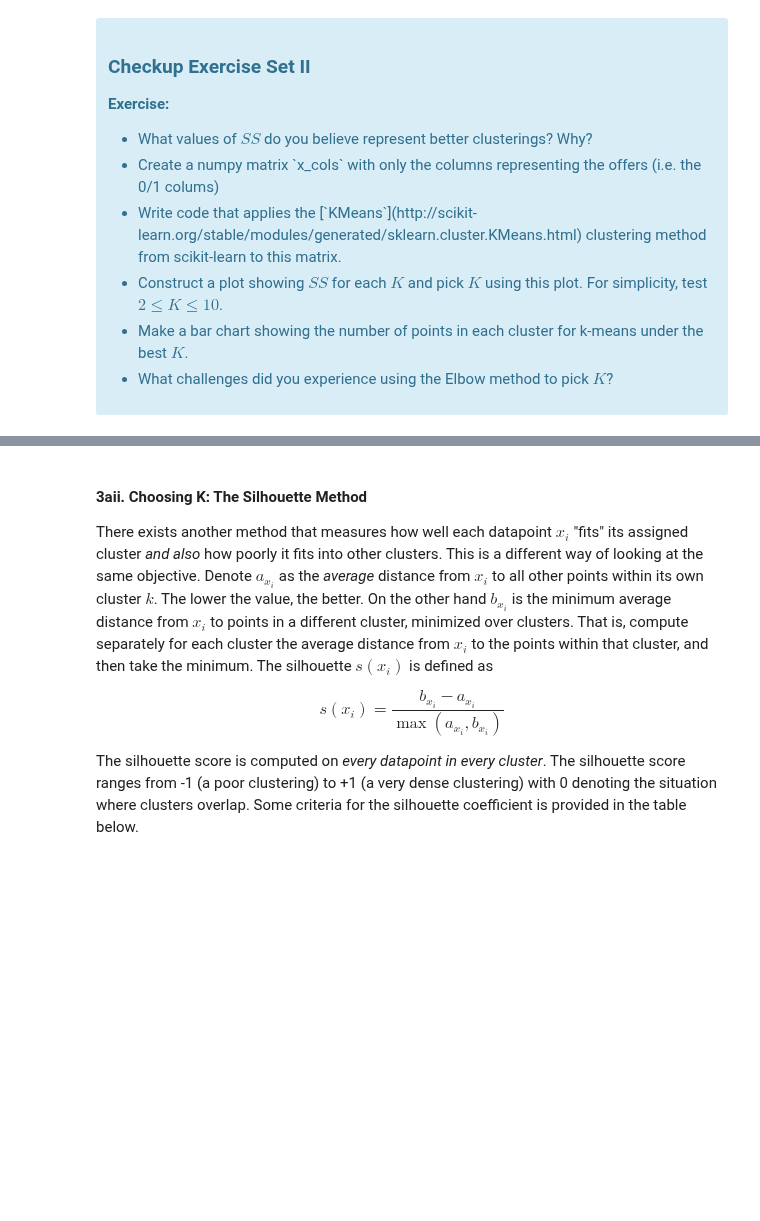
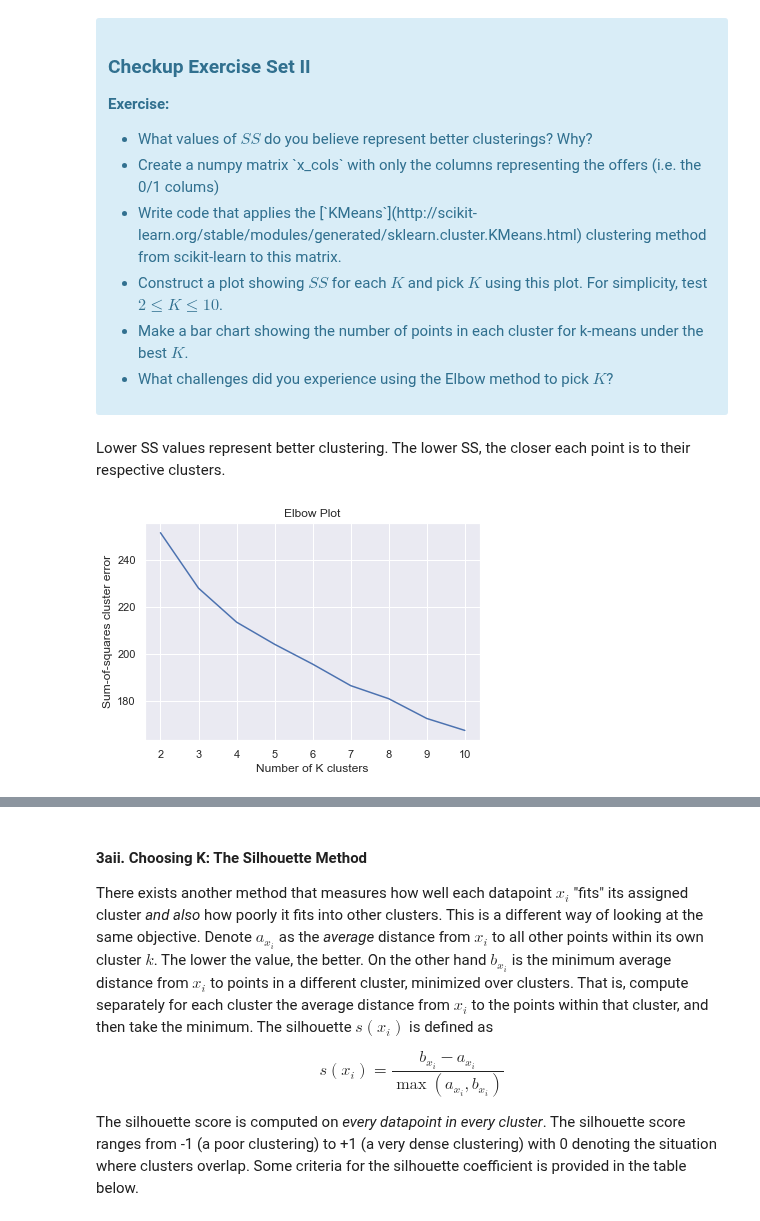
Before and after one commit to Dylan-C-Neal/Springboard-Data-Science-Career-Track, a Jupyter notebook: Clustering Case Study/Clustering Case Study - Customer Segmentation with K-Means - Tier 3 (1).ipynb, the cells around one changed output, grey strips where cells are left out. Saved outputs shown, nothing was run; the diff lists cells and outputs as text; code cells hidden in the pictures; blank space fills up the shorter version.

Commit message:
Saving progress on clustering case study

```diff
--- a/Clustering Case Study/Clustering Case Study - Customer Segmentation with K-Means - Tier 3 (1).ipynb
+++ b/Clustering Case Study/Clustering Case Study - Customer Segmentation with K-Means - Tier 3 (1).ipynb
@@ -152,0 +151,28 @@ where $x_i$ is a point, $C_k$ represents cluster $k$ and $\mu_k$ is the centroid
+# %% [markdown]
+Lower SS values represent better clustering. The lower SS, the closer each point is to their respective clusters.
+# %%
+# your turn
+# converting values to numpy array
+x_cols = df.drop(columns='customer_name').to_numpy()
+# %%
+# import package
+from sklearn.cluster import KMeans
+sns.set()
+
+SS = []
+ks = []
+
+for k in range(2,11):
+    kmeans = KMeans(n_clusters=k, random_state=42).fit(x_cols)
+    ks.append(k)
+    SS.append(kmeans.inertia_)
+
+
+_ = plt.plot(ks, SS)
+_ = plt.title('Elbow Plot')
+_ = plt.xlabel('Number of K clusters')
+_ = plt.ylabel('Sum-of-squares cluster error')
+_ = plt.show()
+_ = plt.close()
+# %% [output]
+[figure, added]
```
Also changed, not shown: parts of 7 cells of this notebook.
